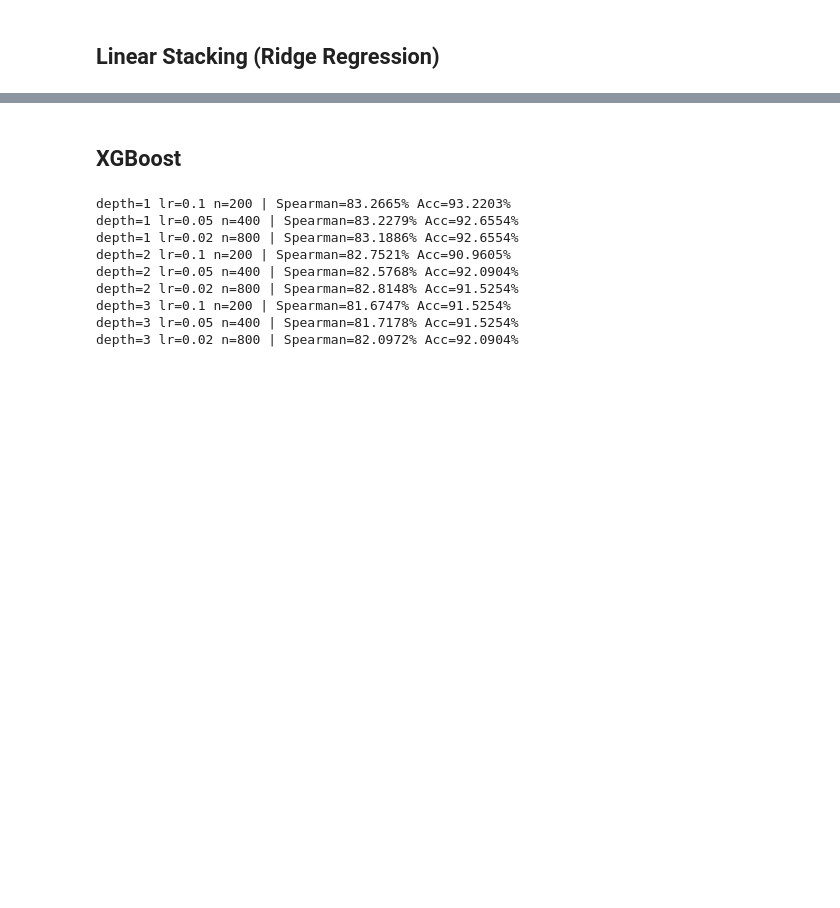
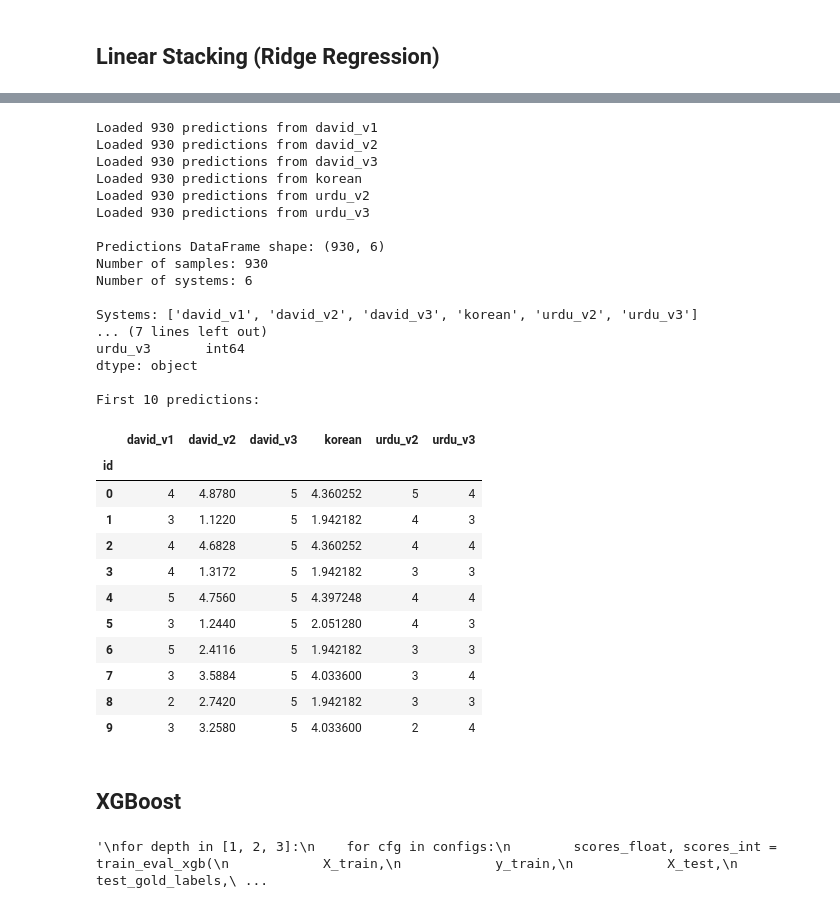
Before and after one commit to UAlberta-NLP/SemEval2026-WSP, a Jupyter notebook: ensemble/dev.ipynb, the cells around one changed output, grey strips where cells are left out. Cells and saved outputs as stored; diff of their text form; code cells hidden in the pictures; blank space fills up the shorter version.

```diff
--- a/ensemble/dev.ipynb
+++ b/ensemble/dev.ipynb
@@ -481,0 +477,9 @@ urdu_v2              +0.0687
+# %%
+# Path to individual system outputs
+RESULTS_DIR = Path("./test")
+
+# Get all jsonl files
+prediction_files_test = sorted(RESULTS_DIR.glob("*.jsonl"))
+print(f"Found {len(prediction_files_test)} prediction files:")
+for f in prediction_files_test:
+    print(f"  - {f.name}")
@@ -482,3 +494,53 @@ urdu_v2              +0.0687
+# %%
+# Load all predictions
+all_test_predictions = {}
+for pred_file in prediction_files_test:
+    system_name = pred_file.stem  # filename without extension
+    all_test_predictions[system_name] = load_predictions(pred_file)
+    print(f"Loaded {len(all_test_predictions[system_name])} predictions from {system_name}")
+# Convert to DataFrame for easier manipulation
+# Each row is a sample, each column is a system's prediction
+df_predictions_test = pd.DataFrame(all_test_predictions)
+df_predictions_test.index.name = 'id'
+
+print(f"\nPredictions DataFrame shape: {df_predictions_test.shape}")
+print(f"Number of samples: {len(df_predictions_test)}")
+print(f"Number of systems: {len(df_predictions_test.columns)}")
+print(f"\nSystems: {list(df_predictions_test.columns)}")
+print(f"\nSample data types:")
+print(df_predictions_test.dtypes)
+print(f"\nFirst 10 predictions:")
+df_predictions_test.head(10)
+# %% [output]
+Loaded 930 predictions from david_v1
+Loaded 930 predictions from david_v2
+Loaded 930 predictions from david_v3
+Loaded 930 predictions from korean
+Loaded 930 predictions from urdu_v2
+Loaded 930 predictions from urdu_v3
+
+Predictions DataFrame shape: (930, 6)
+Number of samples: 930
+Number of systems: 6
+
+Systems: ['david_v1', 'david_v2', 'david_v3', 'korean', 'urdu_v2', 'urdu_v3']
+... (7 lines left out)
+urdu_v3       int64
+dtype: object
+
+First 10 predictions:
+|  | david_v1 | david_v2 | david_v3 | korean | urdu_v2 | urdu_v3 |
+| id |  |  |  |  |  |  |
+| 0 | 4 | 4.8780 | 5 | 4.360252 | 5 | 4 |
+| 1 | 3 | 1.1220 | 5 | 1.942182 | 4 | 3 |
+| 2 | 4 | 4.6828 | 5 | 4.360252 | 4 | 4 |
+| 3 | 4 | 1.3172 | 5 | 1.942182 | 3 | 3 |
+| 4 | 5 | 4.7560 | 5 | 4.397248 | 4 | 4 |
+| 5 | 3 | 1.2440 | 5 | 2.051280 | 4 | 3 |
+| 6 | 5 | 2.4116 | 5 | 1.942182 | 3 | 3 |
+| 7 | 3 | 3.5884 | 5 | 4.033600 | 3 | 4 |
+| 8 | 2 | 2.7420 | 5 | 1.942182 | 3 | 3 |
+| 9 | 3 | 3.2580 | 5 | 4.033600 | 2 | 4 |
 # %% [markdown]
 ## XGBoost
 # %%
@@ -546,6 +609,7 @@ regularizers = [
     dict(reg_alpha=10.0, reg_lambda=50.0),
 ]
 
+'''
 for depth in [1, 2, 3]:
     for cfg in configs:
         scores_float, scores_int = train_eval_xgb(
@@ -562,15 +626,8 @@ for depth in [1, 2, 3]:
             f"Spearman={scores_float['spearman']:.4%} "
             f"Acc={scores_float['accuracy']:.4%}"
         )
+'''
 # %% [output]
-depth=1 lr=0.1 n=200 | Spearman=83.2665% Acc=93.2203%
-depth=1 lr=0.05 n=400 | Spearman=83.2279% Acc=92.6554%
-depth=1 lr=0.02 n=800 | Spearman=83.1886% Acc=92.6554%
-depth=2 lr=0.1 n=200 | Spearman=82.7521% Acc=90.9605%
-depth=2 lr=0.05 n=400 | Spearman=82.5768% Acc=92.0904%
-depth=2 lr=0.02 n=800 | Spearman=82.8148% Acc=91.5254%
-depth=3 lr=0.1 n=200 | Spearman=81.6747% Acc=91.5254%
-depth=3 lr=0.05 n=400 | Spearman=81.7178% Acc=91.5254%
-depth=3 lr=0.02 n=800 | Spearman=82.0972% Acc=92.0904%
+'\nfor depth in [1, 2, 3]:\n    for cfg in configs:\n        scores_float, scores_int = train_eval_xgb(\n            X_train,\n            y_train,\n            X_test,\n            test_gold_labels,\ ...
 # %%
 # XGBoost with competition-validated settings
```
Also changed, not shown: parts of 16 cells of this notebook.
